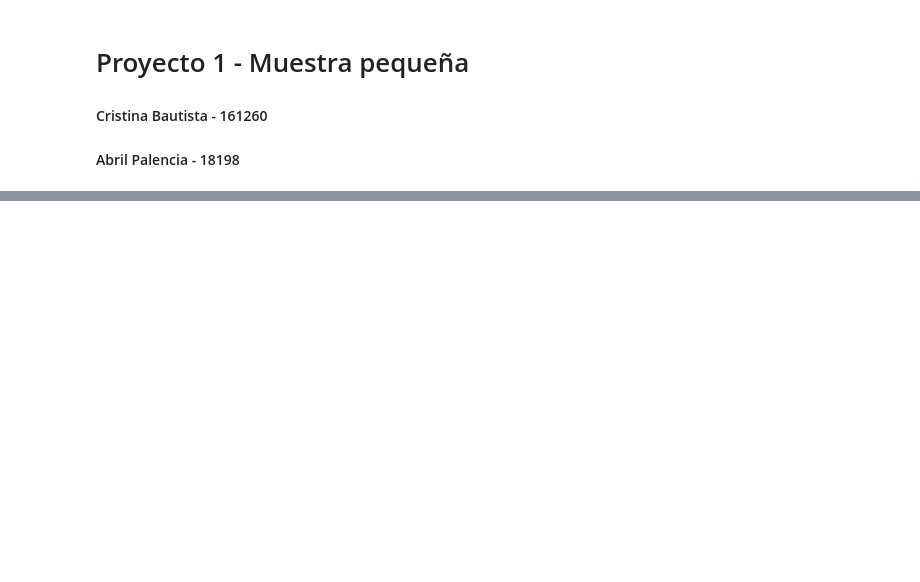
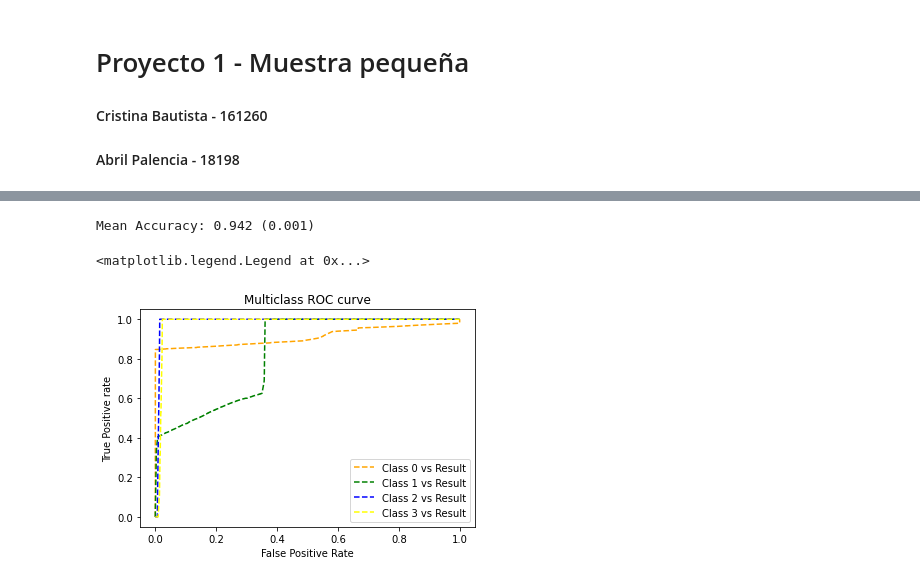
Before and after one commit to Crismaria11/Proyecto1_SecDS, a Jupyter notebook: Muestra para pruebas.ipynb, the cells around one changed output, grey strips where cells are left out. Drawn from its saved outputs; the diff is of its cells as text; code cells hidden in the pictures; blank space fills up the shorter version.

```diff
--- a/Muestra para pruebas.ipynb
+++ b/Muestra para pruebas.ipynb
@@ -264,0 +202,6 @@ plt.legend(loc='best')
+# %%
+X_train_lr, X_val_test_lr, y_train_lr, y_val_test_lr = train_test_split(X_resample, y_resample, train_size = 0.55,
+                                                             test_size=0.45, random_state = 0)
+# %%
+X_val_lr, X_test_lr, y_val_lr, y_test_lr = train_test_split(X_val_test_lr, y_val_test_lr, train_size = 0.67,
+                                                             test_size=0.33, random_state = 0)
@@ -264,0 +210,2 @@ plt.legend(loc='best')
+# %%
+lr.fit(X_train_lr, y_train_lr)
@@ -264,0 +214,3 @@ plt.legend(loc='best')
+# %%
+target_predictionLR = lr.predict(X_val_lr)
+y_prob_predLR = lr.predict_proba(X_val_lr)
@@ -264,0 +246,27 @@ plt.legend(loc='best')
+# %%
+print('Mean Accuracy: %.3f (%.3f)' % (mean(n_scoreslr), std(n_scoreslr)))
+# %% [output]
+Mean Accuracy: 0.942 (0.001)
+# %%
+# roc curve for classes
+fpr = {}
+tpr = {}
+thresh ={}
+
+n_class = 4
+
+for i in range(n_class):
+    fpr[i], tpr[i], thresh[i] = roc_curve(y_val_lr, y_prob_predLR[:, i], pos_label=i)
+
+# plotting
+plt.plot(fpr[0], tpr[0], linestyle='--',color='orange', label='Class 0 vs Result')
+plt.plot(fpr[1], tpr[1], linestyle='--',color='green', label='Class 1 vs Result')
+plt.plot(fpr[2], tpr[2], linestyle='--',color='blue', label='Class 2 vs Result')
+plt.plot(fpr[3], tpr[3], linestyle='--',color='yellow', label='Class 3 vs Result')
+plt.title('Multiclass ROC curve')
+plt.xlabel('False Positive Rate')
+plt.ylabel('True Positive rate')
+plt.legend(loc='best')
+# %% [output]
+<matplotlib.legend.Legend at 0x...>
+[figure, added]
```
Also changed, not shown: parts of 50 cells of this notebook, 2 other files.
